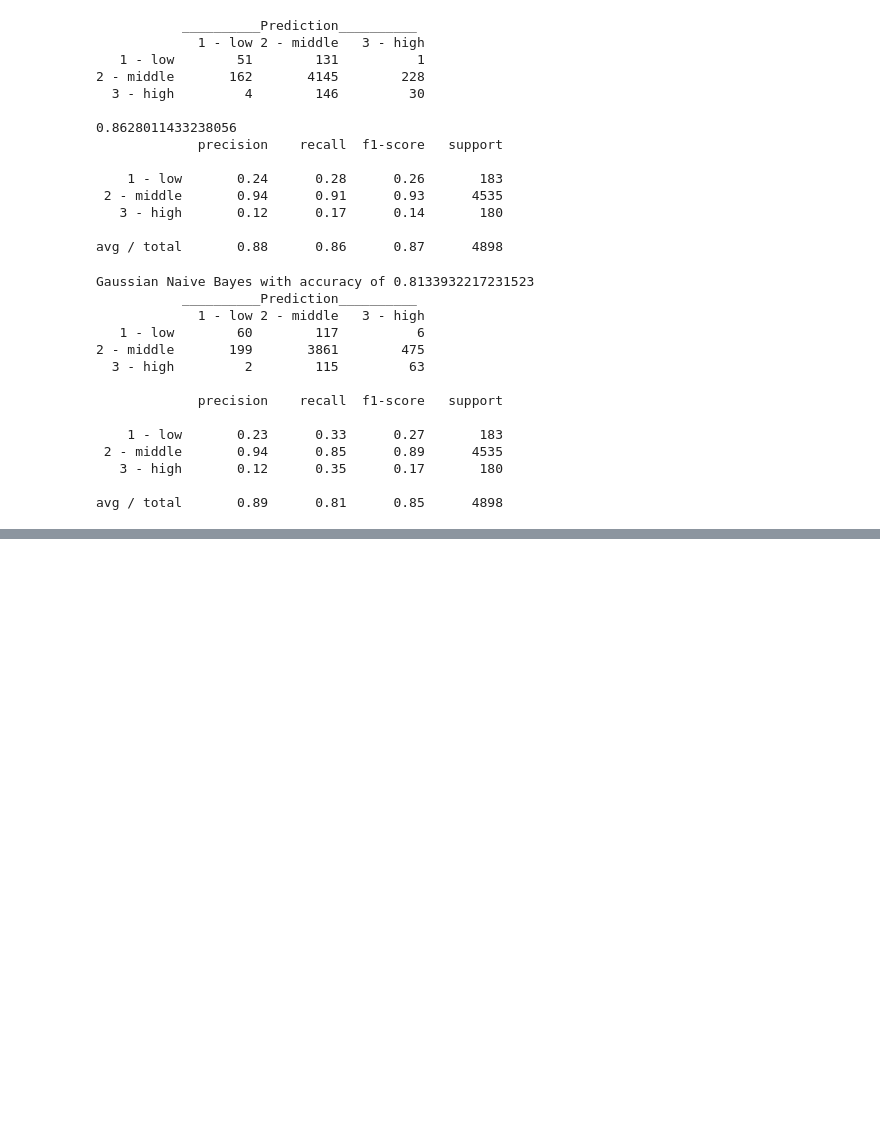
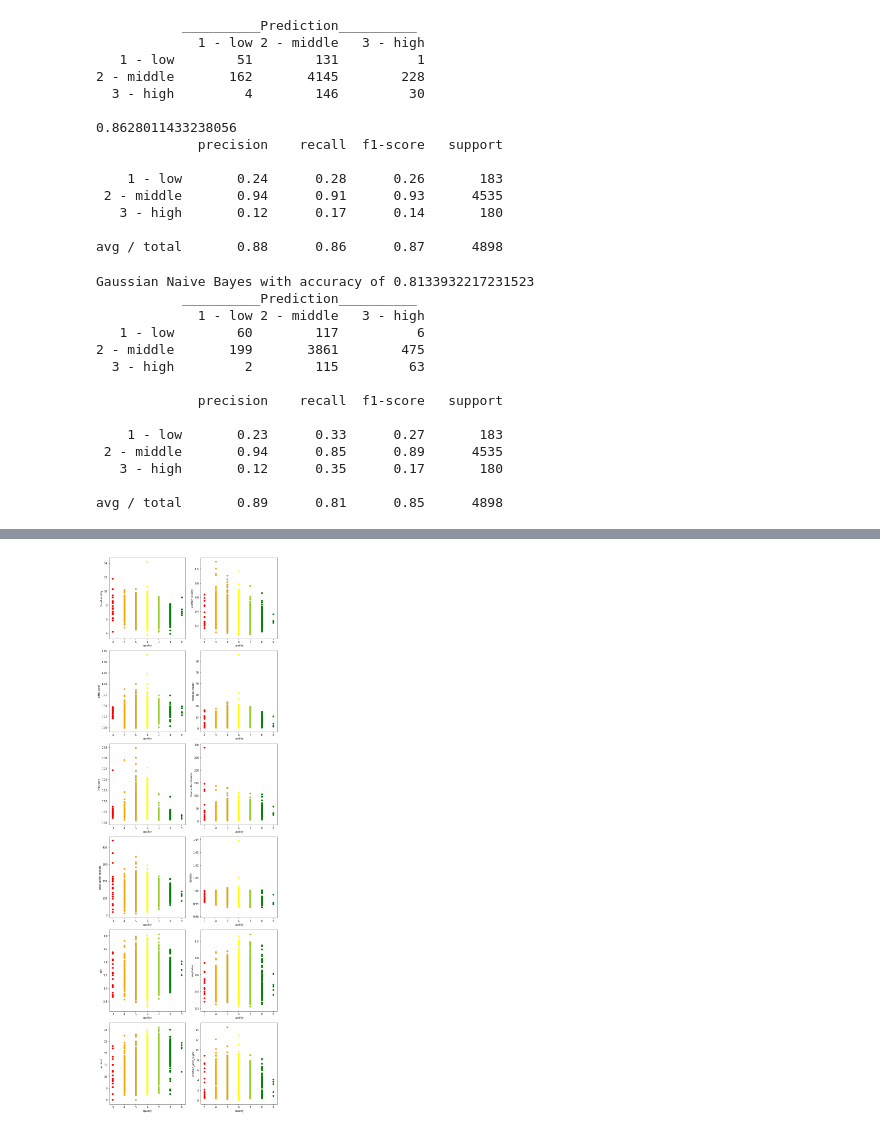
Before and after one commit to GeJulia/wineForTheWin, a Jupyter notebook: Tido.ipynb, the cells around one changed output, grey strips where cells are left out. Cells and saved outputs as stored; diff of their text form; code cells hidden in the pictures; blank space fills up the shorter version.

```diff
--- a/Tido.ipynb
+++ b/Tido.ipynb
@@ -421,0 +492,11 @@ avg / total       0.89      0.81      0.85      4898
+# %%
+white_extended_2 = white
+# %%
+Deviation_from_Mean = pd.DataFrame()
+for column in white_extended_2:
+    if (column != 'quality') & (column != 'quality class'):
+        average = white_extended_2[column].mean()
+        std = white_extended_2[column].std()
+        Deviation_from_Mean[column + "_Deviation"] = (white_extended_2[column]-average)/std
+Deviation_from_Mean['quality'] = white['quality']
+Deviation_from_Mean.head()
@@ -421,0 +558,28 @@ avg / total       0.89      0.81      0.85      4898
+# %%
+plt.figure(8, (10,30))
+i = 1
+mainColumn = 'quality'
+for column in white:
+    if (column != 'quality') & (column != 'quality class') & (column != mainColumn):
+        plt.subplot(6,2,i)
+        i += 1
+        plt.tight_layout()
+        plt.xlabel(mainColumn)
+        plt.ylabel(column)
+        for name, group in white.groupby('quality'):
+            if name == 3:
+                color = 'red'
+            elif name == 4:
+                color = 'orange'
+            elif name == 5:
+                color = 'goldenrod'
+            elif name == 6:
+                color = 'yellow'
+            elif name == 7:
+                color = 'yellowgreen'
+            else:
+                color = 'green'
+            plt.scatter(group[mainColumn], group[column], c=color, label=name)
+plt.show()
+# %% [output]
+[figure, added]
```
Also changed, not shown: parts of 45 cells of this notebook.
